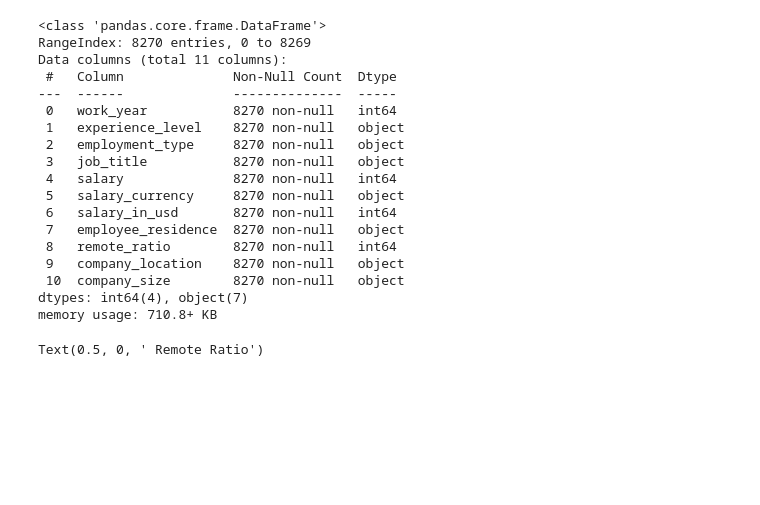
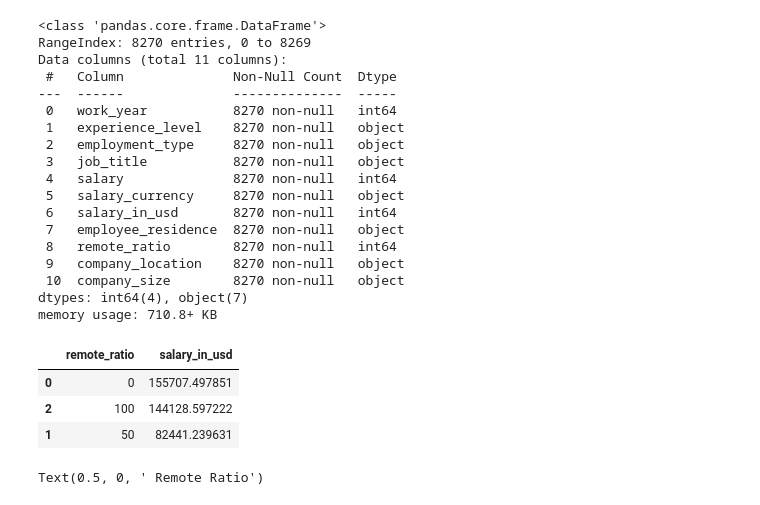
Before and after one commit to thundich/Project-1, a Jupyter notebook: Avg.Salary Vs Remote Jobs.ipynb, the cells around one changed output. Cells and saved outputs as stored; diff of their text form; code cells hidden in the pictures; blank space fills up the shorter version.

```diff
--- a/Avg.Salary Vs Remote Jobs.ipynb
+++ b/Avg.Salary Vs Remote Jobs.ipynb
@@ -36,6 +37,17 @@ Data columns (total 11 columns):
  10  company_size        8270 non-null   object
 dtypes: int64(4), object(7)
 memory usage: 710.8+ KB
+# %%
+#effect of remote work on pay
+rem=data.groupby('remote_ratio').mean()['salary_in_usd'].reset_index()
+rem=rem.sort_values('salary_in_usd',ascending=False)
+rem
+#plot
+# %% [output]
+|  | remote_ratio | salary_in_usd |
+| 0 | 0 | 155707.497851 |
+| 2 | 100 | 144128.597222 |
+| 1 | 50 | 82441.239631 |
 # %%
 #effect of remote work on pay
 rem=data.groupby('remote_ratio').mean()['salary_in_usd'].reset_index()
```
Also changed, not shown: parts of 4 cells of this notebook.
